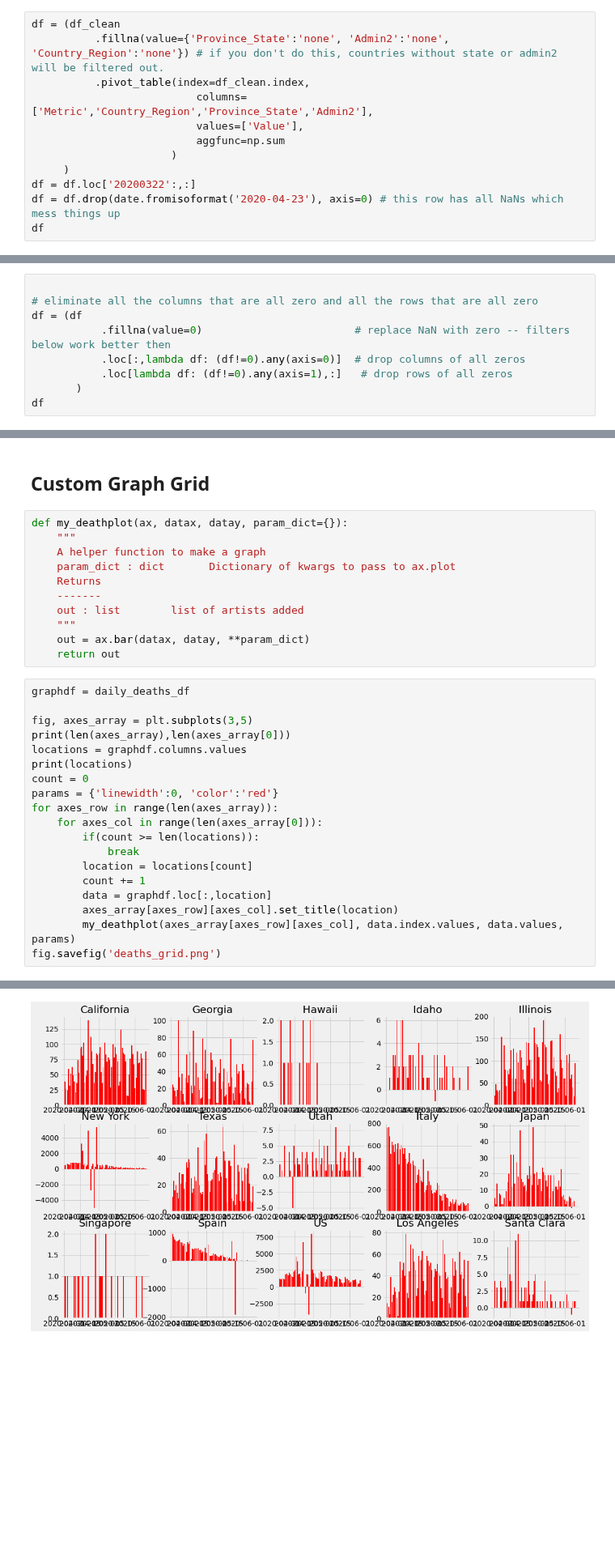
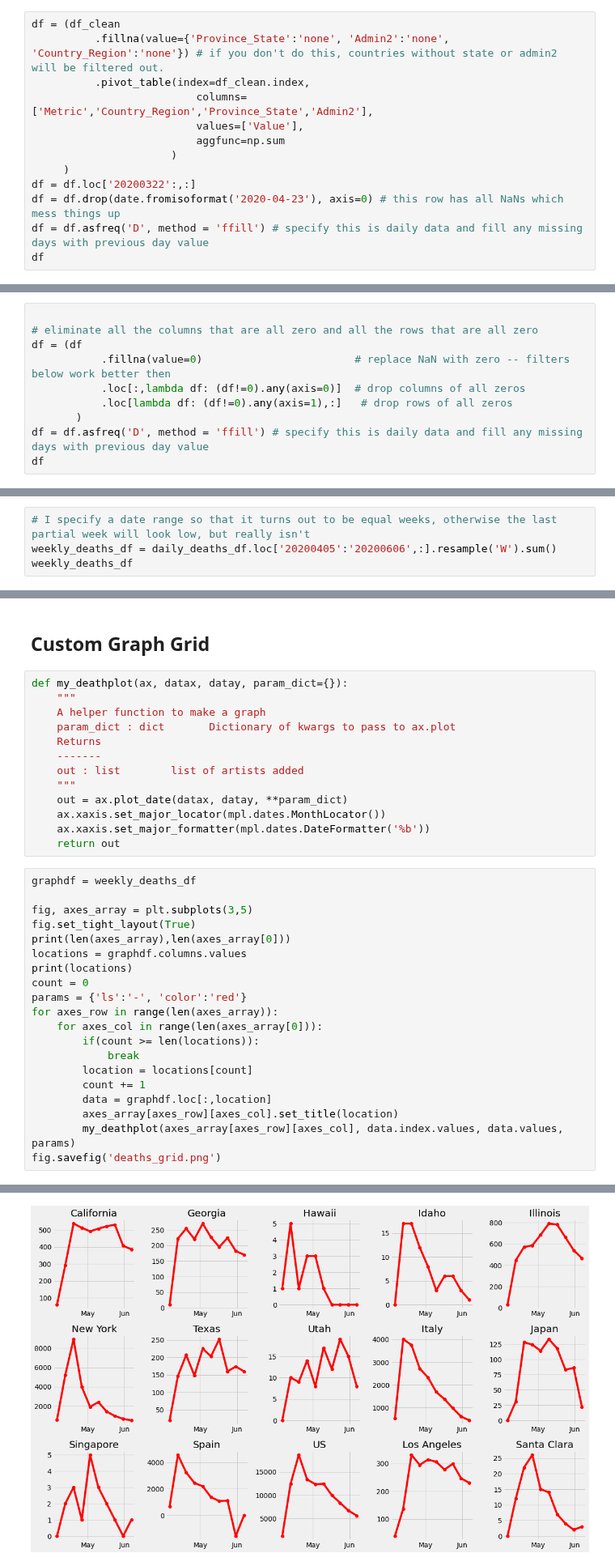
Before and after one commit to dyoung418/COVID-19, a Jupyter notebook: dailies_goodfile.ipynb, the cells around one changed output, grey strips where cells are left out. Shown at 81% size. Drawn from its saved outputs; the diff is of its cells as text; blank space fills up the shorter version.

Commit message:
set daily frequency on data - death grid looking good

```diff
--- a/dailies_goodfile.ipynb
+++ b/dailies_goodfile.ipynb
@@ -277,6 +281,7 @@ df = (df_clean
      )
 df = df.loc['20200322':,:]
 df = df.drop(date.fromisoformat('2020-04-23'), axis=0) # this row has all NaNs which mess things up
+df = df.asfreq('D', method = 'ffill') # specify this is daily data and fill any missing days with previous day value
 df
 # %% [output]
 |  | Value |  |  |  |  |  |  |  | ... |
@@ -396,6 +401,7 @@ df = (df
            .loc[:,lambda df: (df!=0).any(axis=0)]  # drop columns of all zeros
            .loc[lambda df: (df!=0).any(axis=1),:]   # drop rows of all zeros
        )
+df = df.asfreq('D', method = 'ffill') # specify this is daily data and fill any missing days with previous day value
 df
 # %% [output]
 |  | Value |  |  |  |  |  |  |  | ... |
@@ -627,0 +636,4 @@ daily_deaths_df
+# %%
+# I specify a date range so that it turns out to be equal weeks, otherwise the last partial week will look low, but really isn't
+weekly_deaths_df = daily_deaths_df.loc['20200405':'20200606',:].resample('W').sum()
+weekly_deaths_df
@@ -636,33 +661,36 @@ def my_deathplot(ax, datax, datay, param_dict={}):
     -------
     out : list        list of artists added
     """
-    out = ax.bar(datax, datay, **param_dict)
+    out = ax.plot_date(datax, datay, **param_dict)
+    ax.xaxis.set_major_locator(mpl.dates.MonthLocator())
+    ax.xaxis.set_major_formatter(mpl.dates.DateFormatter('%b'))
     return out
 # %%
-graphdf = daily_deaths_df
+graphdf = weekly_deaths_df
 
 fig, axes_array = plt.subplots(3,5)
+fig.set_tight_layout(True)
 print(len(axes_array),len(axes_array[0]))
 locations = graphdf.columns.values
 print(locations)
 count = 0
-params = {'linewidth':0, 'color':'red'}
+params = {'ls':'-', 'color':'red'}
 for axes_row in range(len(axes_array)):
     for axes_col in range(len(axes_array[0])):
         if(count >= len(locations)):
             break
         location = locations[count]
         count += 1
         data = graphdf.loc[:,location]
         axes_array[axes_row][axes_col].set_title(location)
         my_deathplot(axes_array[axes_row][axes_col], data.index.values, data.values, params)
 fig.savefig('deaths_grid.png')
 # %% [output]
 3 5
 ['California' 'Georgia' 'Hawaii' 'Idaho' 'Illinois' 'New York' 'Texas'
  'Utah' 'Italy' 'Japan' 'Singapore' 'Spain' 'US' 'Los Angeles'
  'Santa Clara']
-[figure, old version]
+[figure, new version]
 # %%
 graphdf = df_select['Confirmed']
 ax = graphdf.plot(logy=True, legend=False)
```
Also changed, not shown: parts of 19 cells of this notebook.
